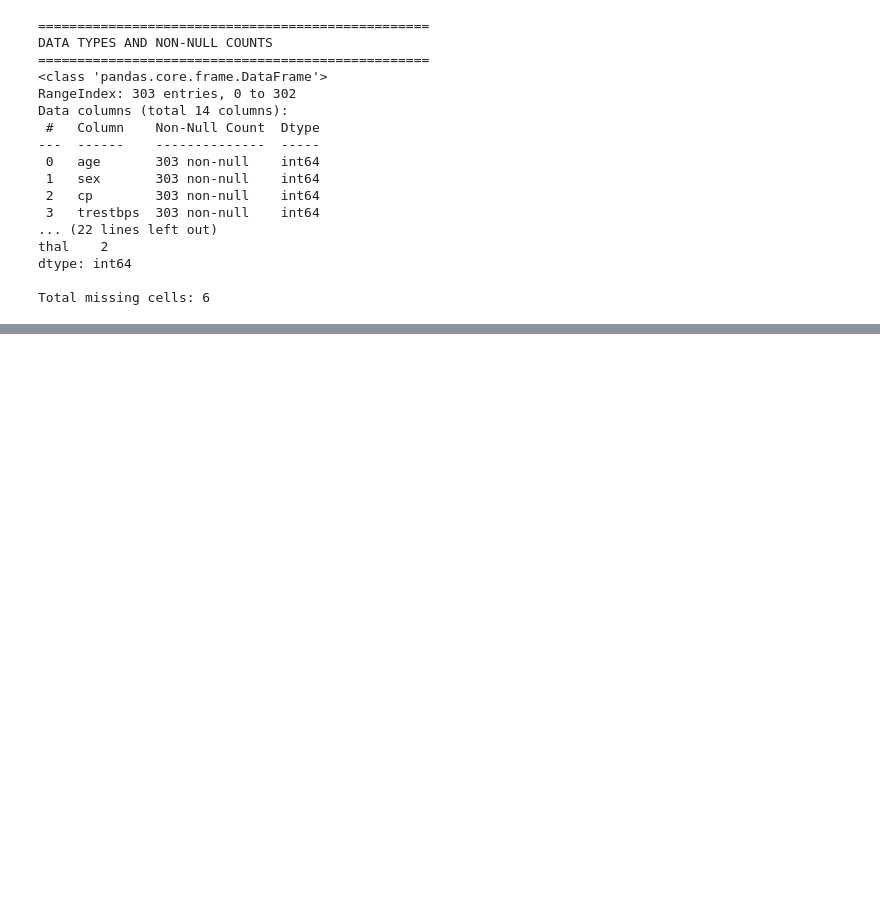
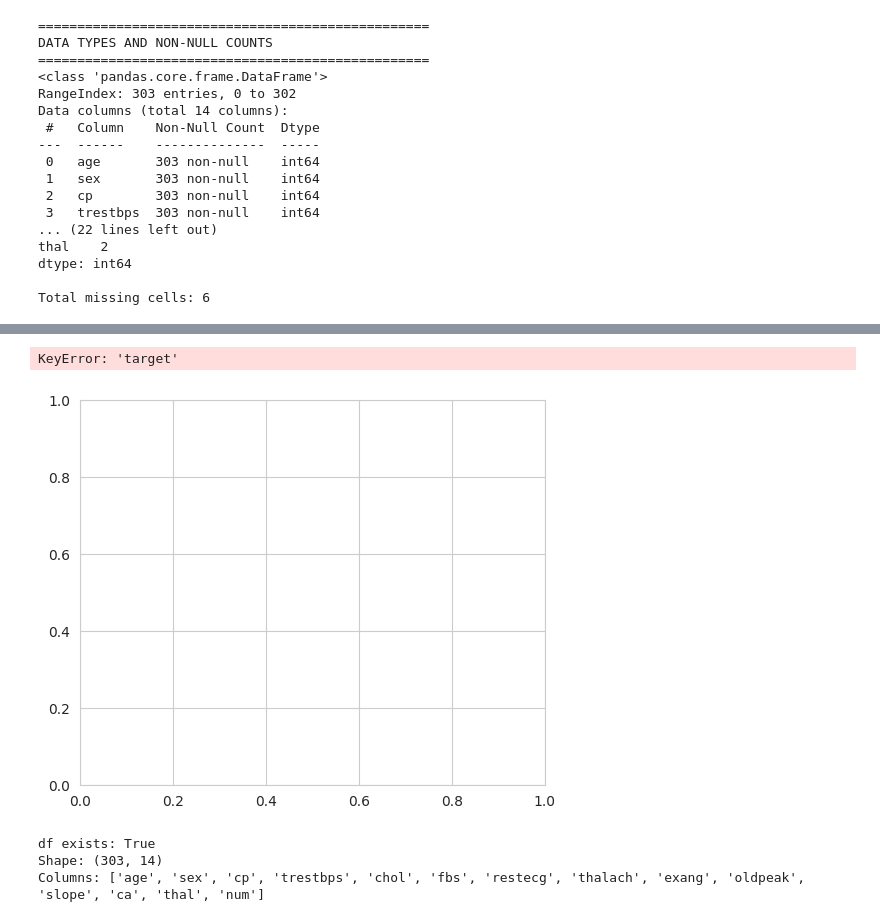
Before and after one commit to mugishaalex24682-cloud/bcs3101-capstone, a Jupyter notebook: notebooks/capstone.ipynb, the cells around one changed output, grey strips where cells are left out. Cells and saved outputs as stored; diff of their text form; code cells hidden in the pictures; blank space fills up the shorter version.

```diff
--- a/notebooks/capstone.ipynb
+++ b/notebooks/capstone.ipynb
@@ -84,0 +124,28 @@ Total missing cells: 6
+# %%
+fig, ax = plt.subplots(figsize=(6, 5))
+
+counts = df['target'].value_counts().sort_index()
+bars = ax.bar(['No Disease (0)', 'Disease (1)'], counts.values,
+              color=['steelblue', 'firebrick'])
+
+for bar, count in zip(bars, counts.values):
+    ax.text(bar.get_x() + bar.get_width()/2, count + 3,
+            f'{count}\n({count/len(df)*100:.1f}%)', ha='center')
+
+ax.set_title('Target Variable: Class Balance')
+ax.set_ylabel('Number of patients')
+plt.tight_layout()
+plt.savefig('target_balance.png', dpi=100, bbox_inches='tight')
+plt.show()
+# %% [output]
+KeyError: 'target'
+[figure, added]
+# %%
+print("df exists:", 'df' in dir())
+if 'df' in dir():
+    print("Shape:", df.shape)
+    print("Columns:", df.columns.tolist())
+# %% [output]
+df exists: True
+Shape: (303, 14)
+Columns: ['age', 'sex', 'cp', 'trestbps', 'chol', 'fbs', 'restecg', 'thalach', 'exang', 'oldpeak', 'slope', 'ca', 'thal', 'num']
```
Also changed, not shown: parts of 6 cells of this notebook.
